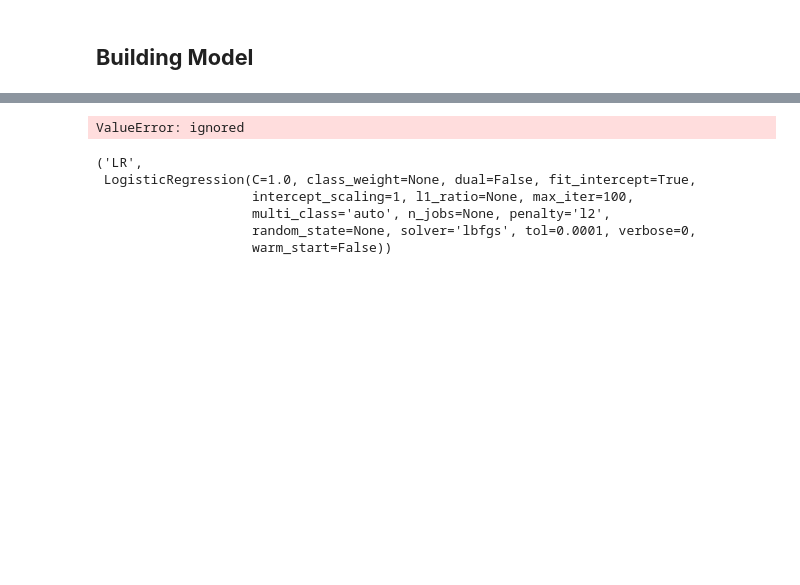
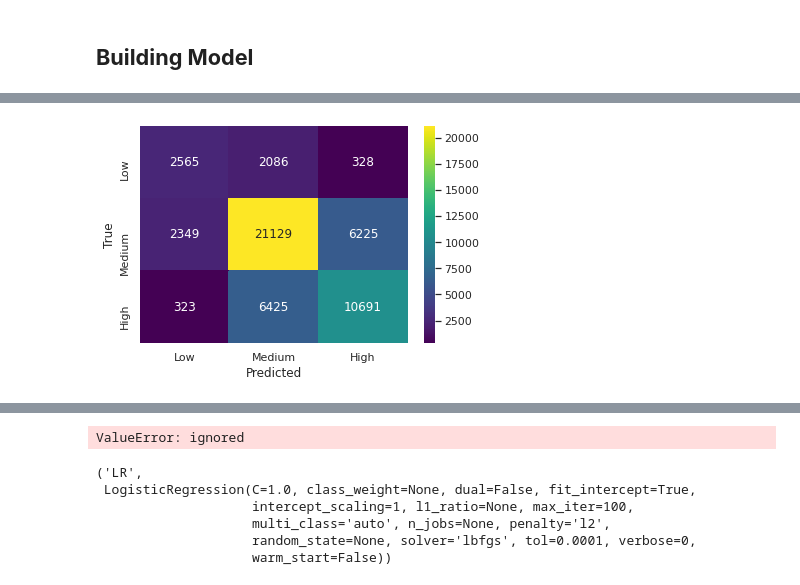
Before and after one commit to ReynaraEzra/Richter-Earthquake-Prediction, a Jupyter notebook: Richter_Prediction_Part2.ipynb, the cells around one changed output, grey strips where cells are left out. Drawn from its saved outputs; the diff is of its cells as text; code cells hidden in the pictures; blank space fills up the shorter version.

```diff
--- a/Richter_Prediction_Part2.ipynb
+++ b/Richter_Prediction_Part2.ipynb
@@ -291,3 +318,14 @@ print(confusion_matrix(y_test, pred))
+# %%
+cam = confusion_matrix(y_test, pred)
+sns.heatmap(cam, annot=True, cmap='viridis',
+            xticklabels=['Low', 'Medium', 'High'],
+            yticklabels=['Low', 'Medium', 'High'],
+            fmt="d")
+plt.xlabel('Predicted')
+plt.ylabel('True')
+plt.show()
+# %% [output]
+[figure, added]
 # %%
 print(classification_report(y_test, pred))
 # %% [output]
```
Also changed, not shown: parts of 15 cells of this notebook.
